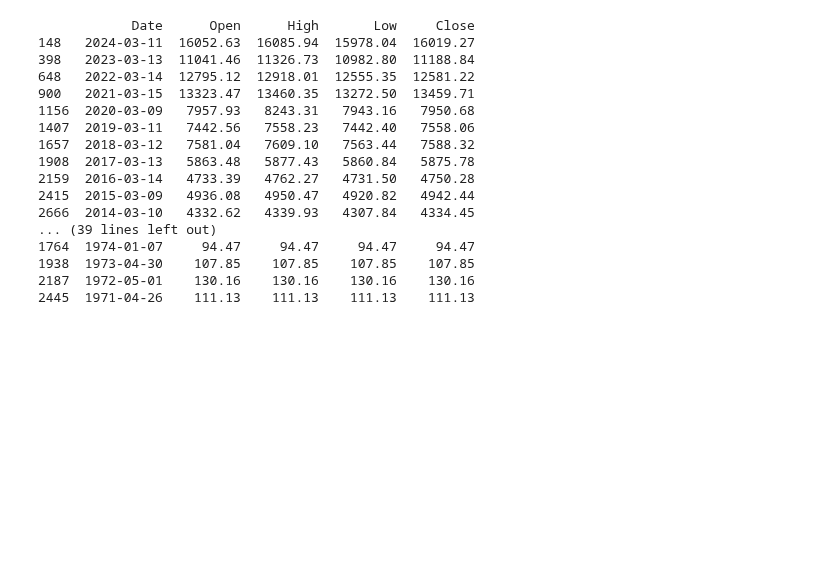
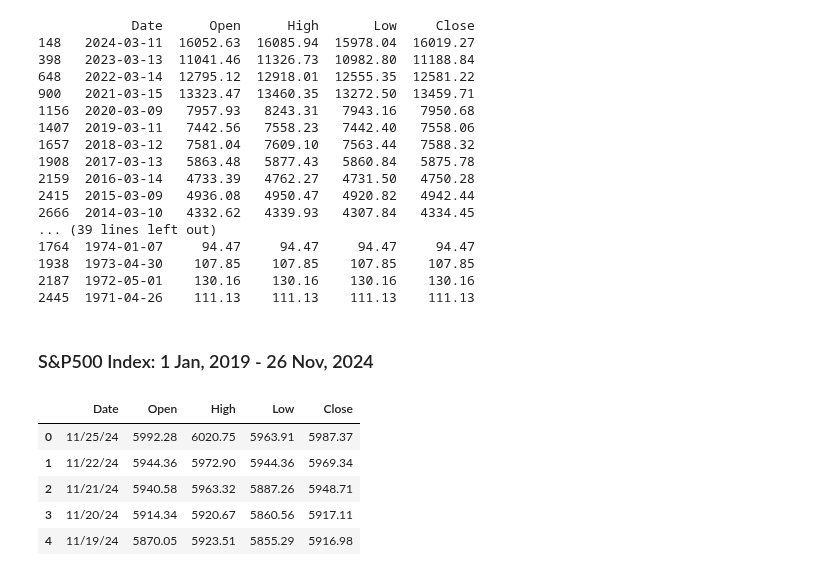
Before and after one commit to ghuckabe/DSTMarketAnalysis, a Jupyter notebook: data_exploration.ipynb, the cells around one changed output. Cells and saved outputs as stored; diff of their text form; code cells hidden in the pictures; blank space fills up the shorter version.

```diff
--- a/data_exploration.ipynb
+++ b/data_exploration.ipynb
@@ -94,3 +94,16 @@ print(price[price.Date.isin(dst_mon_spring)])
 1938  1973-04-30    107.85    107.85    107.85    107.85
 2187  1972-05-01    130.16    130.16    130.16    130.16
 2445  1971-04-26    111.13    111.13    111.13    111.13
+# %% [markdown]
+### S&P500 Index: 1 Jan, 2019 - 26 Nov, 2024
+# %%
+sp500 = pd.read_csv('data/S&P500(1 Jan, 2019 - 26 Nov, 2024).csv')
+# %%
+sp500.head()
+# %% [output]
+|  | Date | Open | High | Low | Close |
+| 0 | 11/25/24 | 5992.28 | 6020.75 | 5963.91 | 5987.37 |
+| 1 | 11/22/24 | 5944.36 | 5972.90 | 5944.36 | 5969.34 |
+| 2 | 11/21/24 | 5940.58 | 5963.32 | 5887.26 | 5948.71 |
+| 3 | 11/20/24 | 5914.34 | 5920.67 | 5860.56 | 5917.11 |
+| 4 | 11/19/24 | 5870.05 | 5923.51 | 5855.29 | 5916.98 |
```
Also changed, not shown: parts of 1 cell of this notebook.
